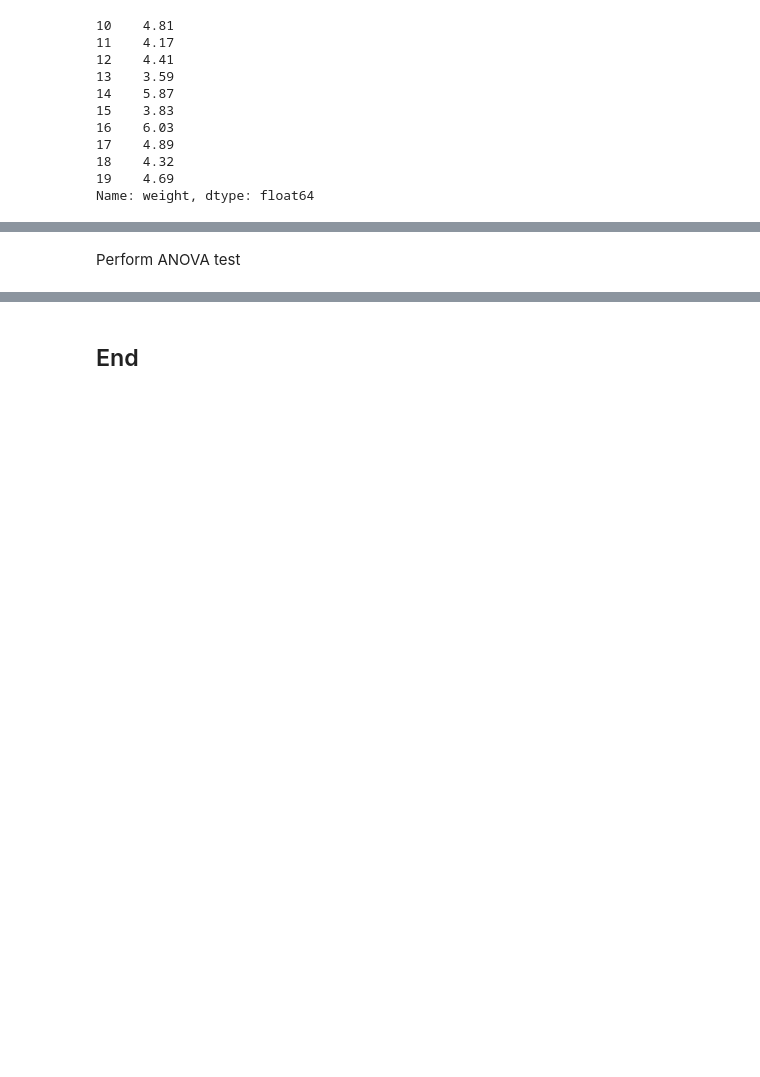
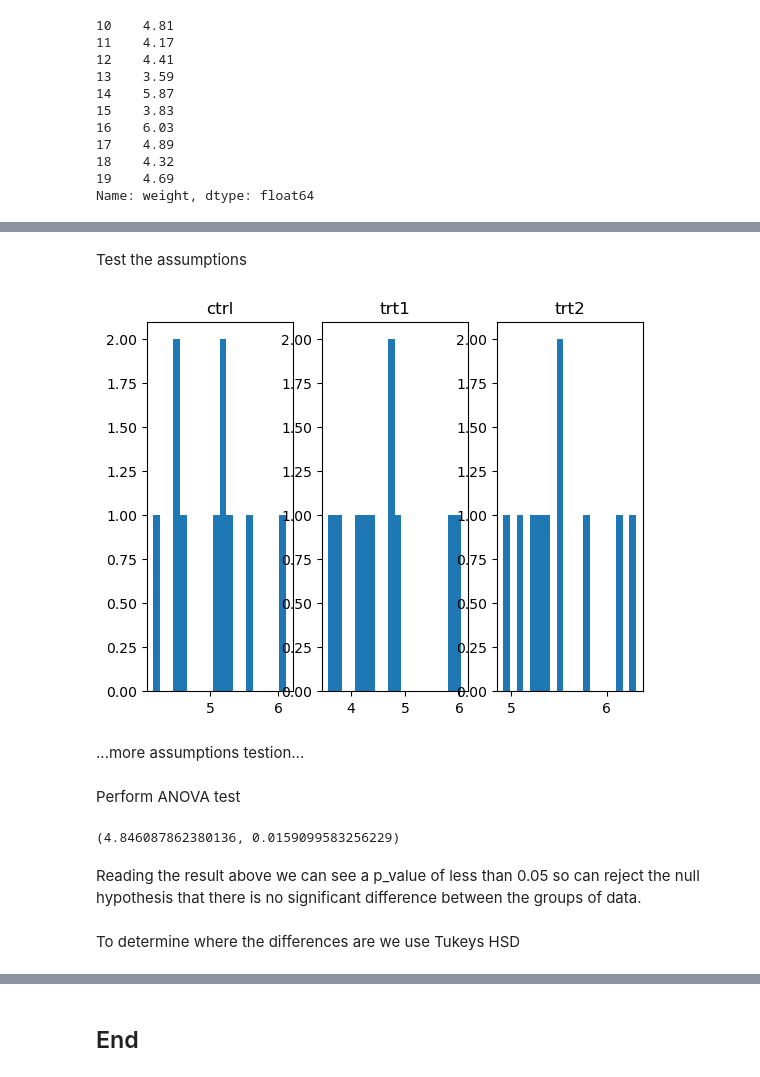
Before and after one commit to PeeBs68/applied_statistics, a Jupyter notebook: project.ipynb, the cells around one changed output, grey strips where cells are left out. Saved outputs shown, nothing was run; the diff lists cells and outputs as text; code cells hidden in the pictures; blank space fills up the shorter version.

```diff
--- a/project.ipynb
+++ b/project.ipynb
@@ -242,2 +310,30 @@ ANOVA test - description
+# %% [markdown]
+Test the assumptions
+# %%
+# Plot histograms for the three sets of data
+
+fig, ax = plt.subplots(1,3)
+ax[0].hist(group_ctrl['weight'],bins=20)
+ax[0].set_title("ctrl")
+ax[1].hist(group_trt1['weight'],bins=20)
+ax[1].set_title("trt1")
+ax[2].hist(group_trt2['weight'],bins=20)
+ax[2].set_title("trt2");
+# %% [output]
+[figure, added]
+# %% [markdown]
+...more assumptions testion...
 # %% [markdown]
 Perform ANOVA test
+# %%
+# https://docs.scipy.org/doc/scipy/reference/generated/scipy.stats.f_oneway.html#f-oneway
+
+f_statistic, p_value = stats.f_oneway(group_ctrl['weight'], group_trt1['weight'], group_trt2['weight'])
+
+f_statistic, p_value
+# %% [output]
+(4.846087862380136, 0.0159099583256229)
+# %% [markdown]
+Reading the result above we can see a p_value of less than 0.05 so can reject the null hypothesis that there is no significant difference between the groups of data.
+# %% [markdown]
+To determine where the differences are we use Tukeys HSD
```
Also changed, not shown: parts of 9 cells of this notebook.
